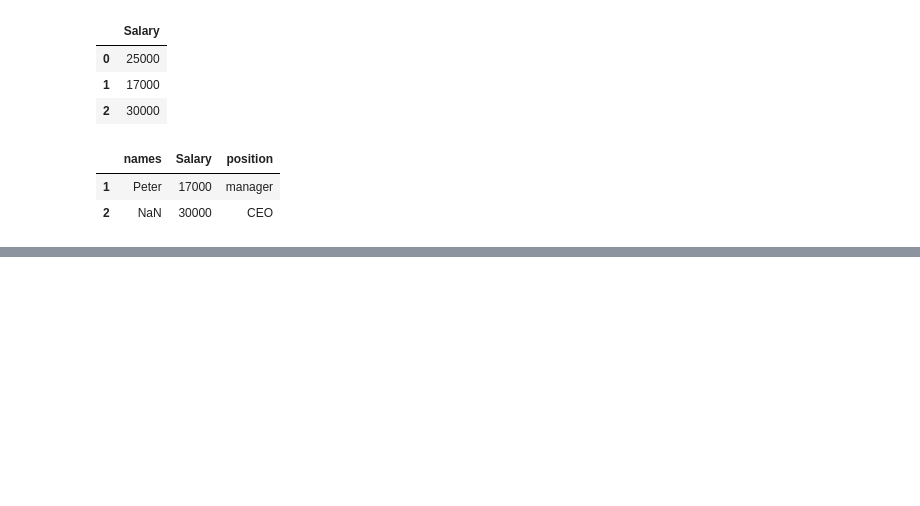
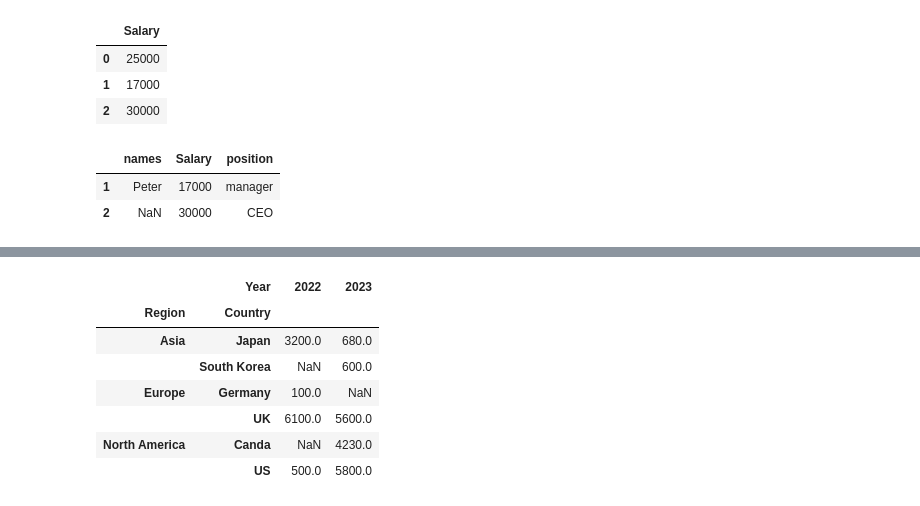
Before and after one commit to michaelGameone/PythonAndDataAnalysis, a Jupyter notebook: MyNotebook/pandaLesson.ipynb, the cells around one changed output, grey strips where cells are left out. Cells and saved outputs as stored; diff of their text form; code cells hidden in the pictures; blank space fills up the shorter version.

```diff
--- a/MyNotebook/pandaLesson.ipynb
+++ b/MyNotebook/pandaLesson.ipynb
@@ -669,0 +1054,11 @@ df.fillna–“–kπ(
+# %%
+sales.pivot_table(values="Sales", index=["Region", "Country"], columns=["Year"])
+# %% [output]
+|  | Year | 2022 | 2023 |
+| Region | Country |  |  |
+| Asia | Japan | 3200.0 | 680.0 |
+|  | South Korea | NaN | 600.0 |
+| Europe | Germany | 100.0 | NaN |
+|  | UK | 6100.0 | 5600.0 |
+| North America | Canda | NaN | 4230.0 |
+|  | US | 500.0 | 5800.0 |
```
Also changed, not shown: parts of 83 cells of this notebook, 5 other files.
